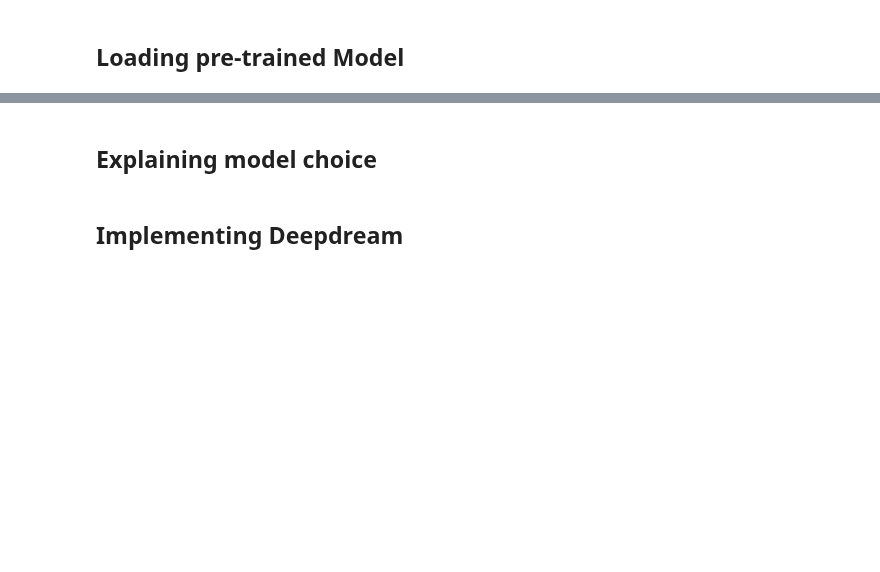
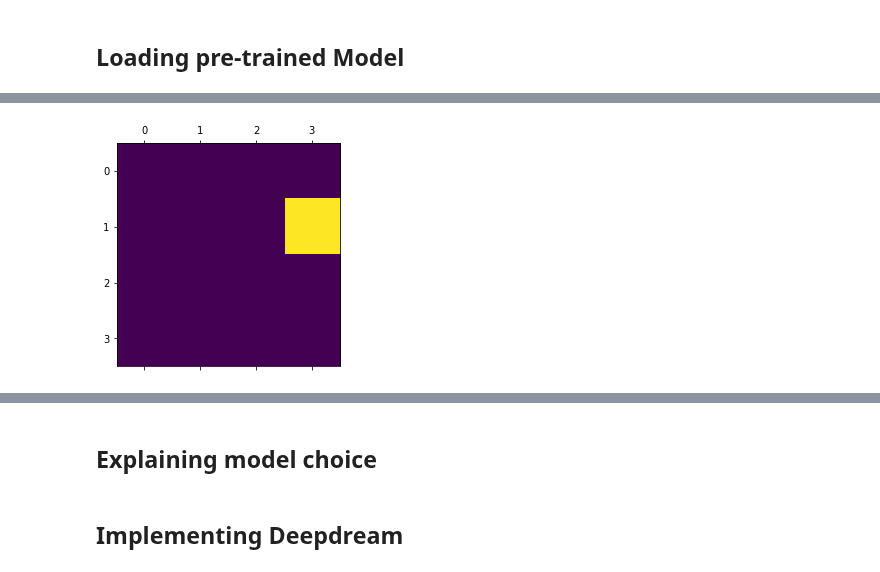
Before and after one commit to l1onh3art88/ml-lab2, a Jupyter notebook: 8000-lab1/CNN Visualization.ipynb, the cells around one changed output, grey strips where cells are left out. Cells and saved outputs as stored; diff of their text form; code cells hidden in the pictures; blank space fills up the shorter version.

```diff
--- a/8000-lab1/CNN Visualization.ipynb
+++ b/8000-lab1/CNN Visualization.ipynb
@@ -49,3 +81,10 @@ Downloading data from https://github.com/fchollet/deep-learning-models/releases/
+# %%
+import matplotlib.pyplot as plt
+
+plt.matshow(activation[0, :, :, 511], cmap='viridis')
+plt.show()
+# %% [output]
+[figure, added]
 # %%
 def deprocess_image(x):
     # normalize tensor: center on 0., ensure std is 0.1
```
Also changed, not shown: parts of 7 cells of this notebook, 1 other file.
